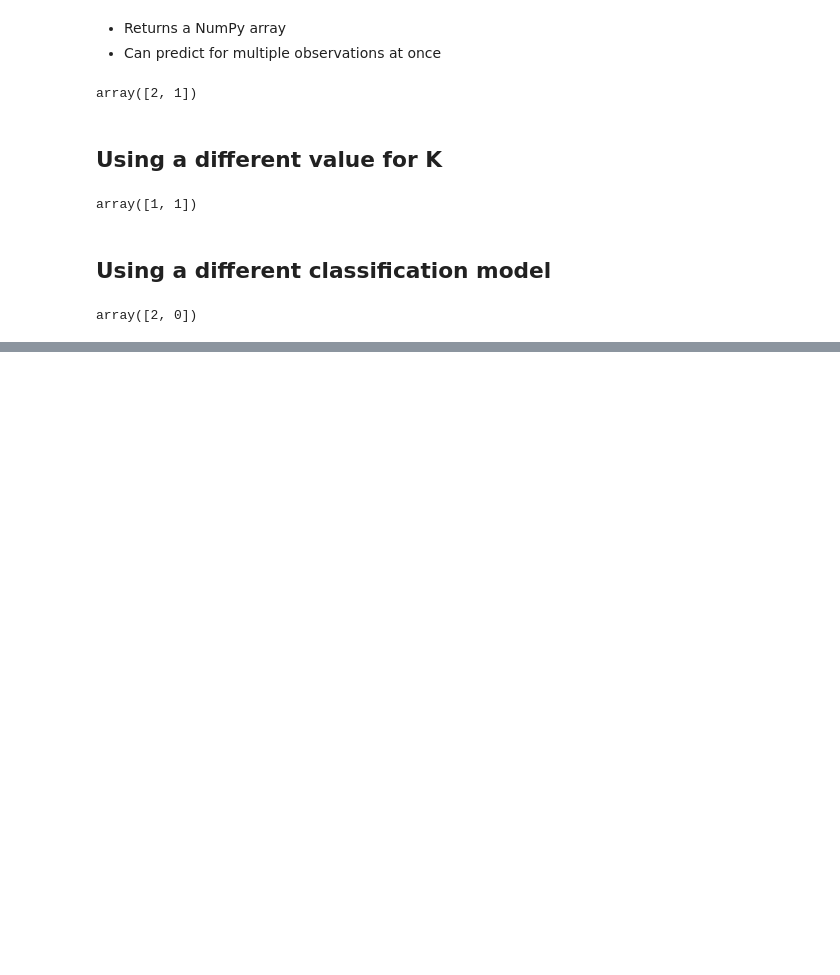
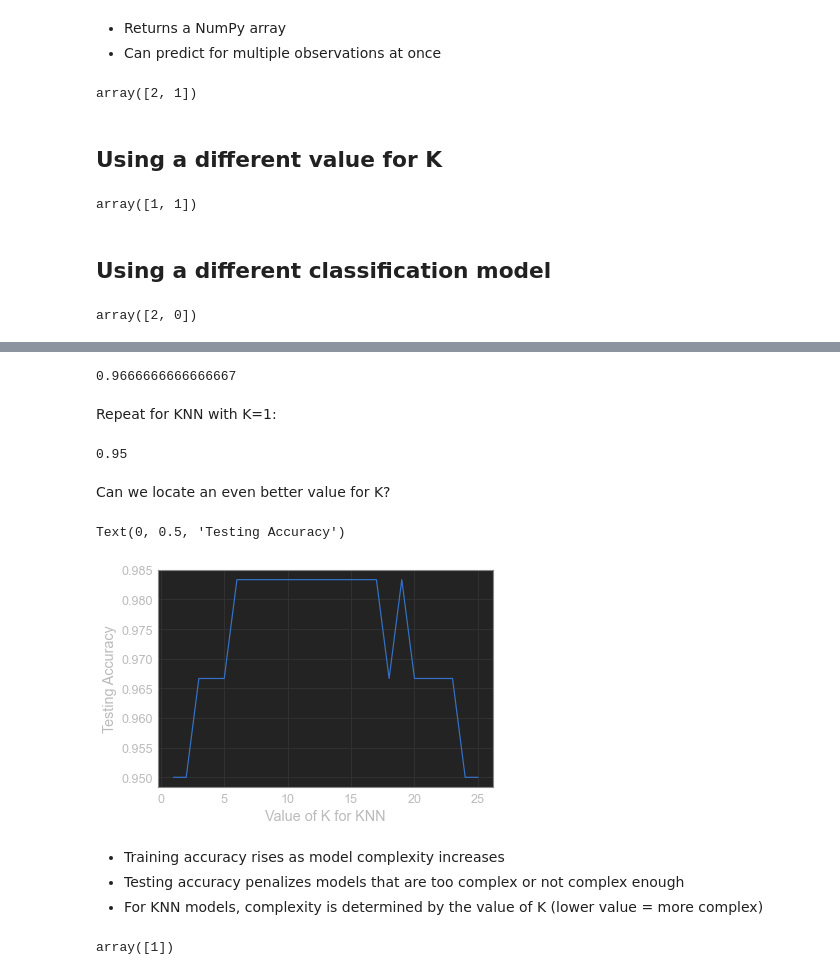
Before and after one commit to Cormac88/pands-project, a Jupyter notebook: analysis4.ipynb, the cells around one changed output, grey strips where cells are left out. Saved outputs shown, nothing was run; the diff lists cells and outputs as text; code cells hidden in the pictures; blank space fills up the shorter version.

```diff
--- a/analysis4.ipynb
+++ b/analysis4.ipynb
@@ -182,0 +279,4 @@ array([2, 0])
+# %%
+# STEP 2: train the model on the training set
+logreg = LogisticRegression(solver='liblinear')
+logreg.fit(X_train, y_train)
@@ -182,0 +295,50 @@ array([2, 0])
+# %%
+knn = KNeighborsClassifier(n_neighbors=5)
+knn.fit(X_train, y_train)
+y_pred = knn.predict(X_test)
+print(metrics.accuracy_score(y_test, y_pred))
+# %% [output]
+0.9666666666666667
+# %% [markdown]
+Repeat for KNN with K=1:
+# %%
+knn = KNeighborsClassifier(n_neighbors=1)
+knn.fit(X_train, y_train)
+y_pred = knn.predict(X_test)
+print(metrics.accuracy_score(y_test, y_pred))
+# %% [output]
+0.95
+# %% [markdown]
+Can we locate an even better value for K?
+# %%
+# try K=1 through K=25 and record testing accuracy
+k_range = list(range(1, 26))
+scores = []
+for k in k_range:
+    knn = KNeighborsClassifier(n_neighbors=k)
+    knn.fit(X_train, y_train)
+    y_pred = knn.predict(X_test)
+    scores.append(metrics.accuracy_score(y_test, y_pred))
+# %%
+# plot the relationship between K and testing accuracy
+plt.plot(k_range, scores)
+plt.xlabel('Value of K for KNN')
+plt.ylabel('Testing Accuracy')
+# %% [output]
+Text(0, 0.5, 'Testing Accuracy')
+[figure, added]
+# %% [markdown]
+- Training accuracy rises as model complexity increases
+- Testing accuracy penalizes models that are too complex or not complex enough
+- For KNN models, complexity is determined by the value of K (lower value = more complex)
+# %%
+# instantiate the model with the best known parameters
+knn = KNeighborsClassifier(n_neighbors=11)
+
+# train the model with X and y (not X_train and y_train)
+knn.fit(X, y)
+
+# make a prediction for an out-of-sample observation
+knn.predict([[3, 5, 4, 2]])
+# %% [output]
+array([1])
```
Also changed, not shown: parts of 21 cells of this notebook, 4 other files.
